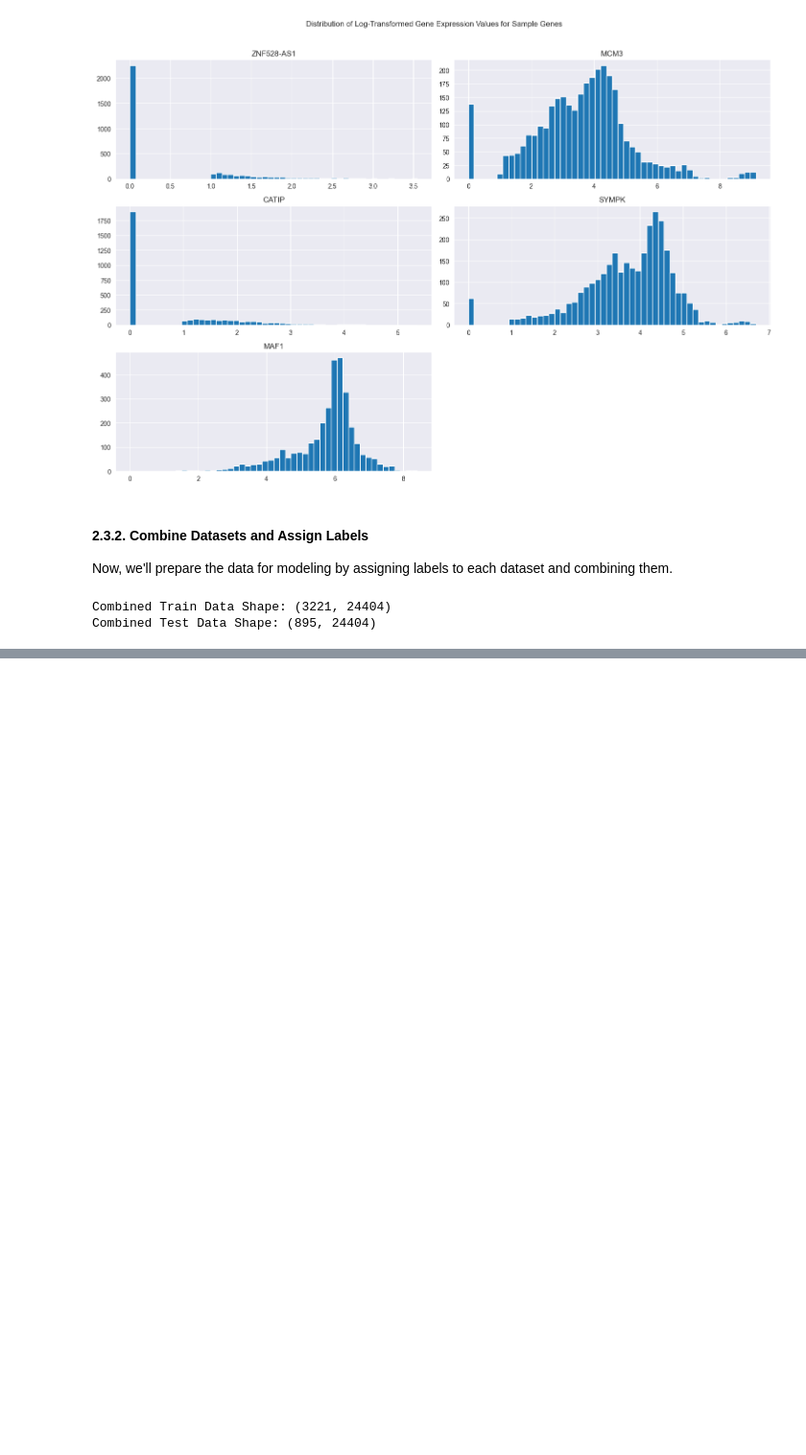
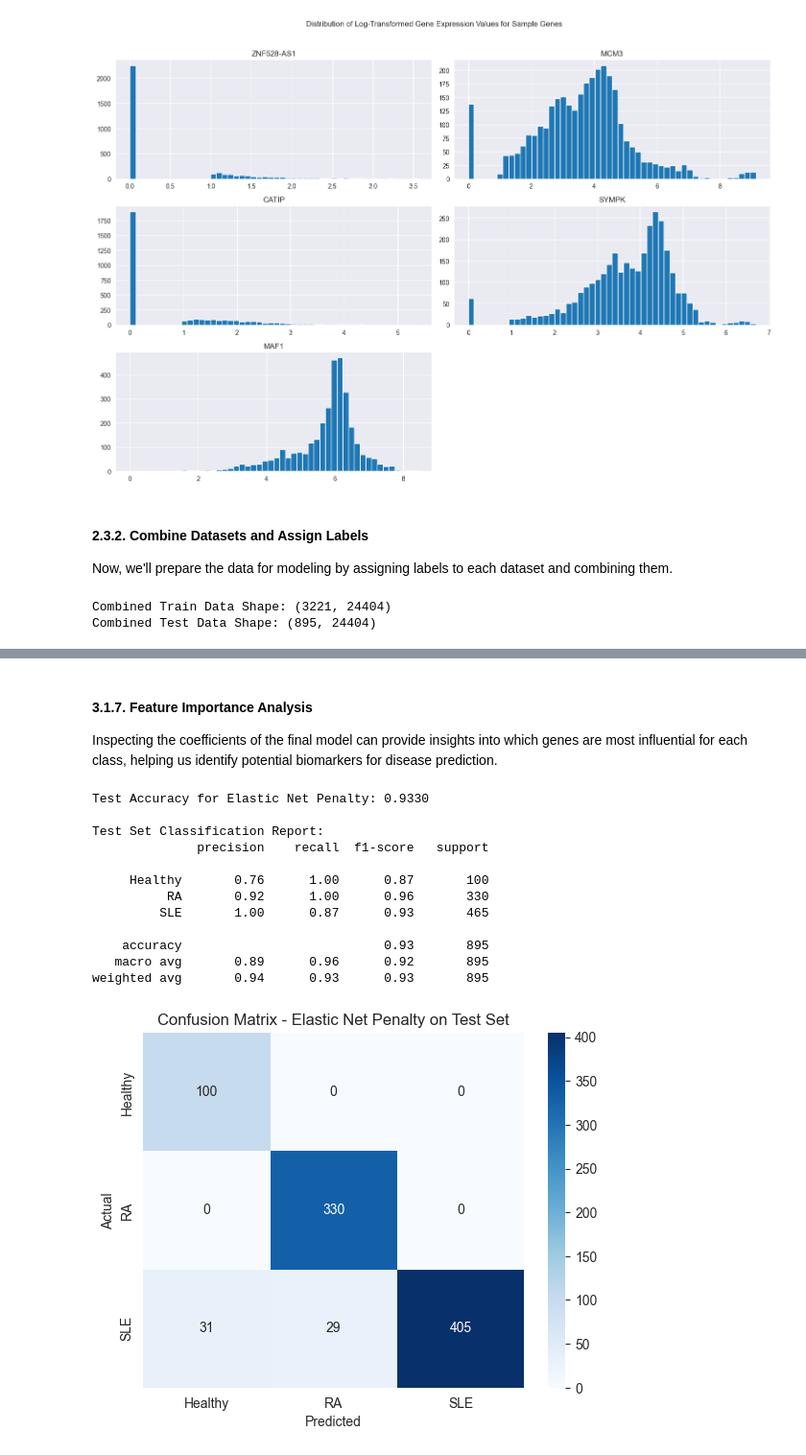
Before and after one commit to andreas-pattichis/ML-for-RNA-Seq-Disease-Classification-and-Biomarker-Discovery, a Jupyter notebook: assignment.ipynb, the cells around one changed output, grey strips where cells are left out. Shown: that part at 96% size. Drawn from its saved outputs; the diff is of its cells as text; code cells hidden in the pictures; blank space fills up the shorter version.

```diff
--- a/assignment.ipynb
+++ b/assignment.ipynb
@@ -286,0 +623,52 @@ Combined Test Data Shape: (895, 24404)
+# %% [markdown]
+#### 3.1.7. Feature Importance Analysis
+Inspecting the coefficients of the final model can provide insights into which genes are most influential for each class, helping us identify potential biomarkers for disease prediction.
+# %%
+# Extract the Elastic Net model
+elastic_net_model = sgd_models['Elastic Net Penalty']
+
+# Get the feature coefficients
+# Assuming Elastic Net performed the best
+best_penalty = 'Elastic Net Penalty'
+best_model = sgd_models[best_penalty]
+
+# Initialize and fit scaler on entire training set
+scaler_final = StandardScaler()
+X_train_scaled_final = scaler_final.fit_transform(X_train)
+X_test_scaled_final = scaler_final.transform(X_test)
+
+# Train the final model
+best_model.fit(X_train_scaled_final, y_train)
+
+# Predict on the test data
+y_pred_test = best_model.predict(X_test_scaled_final)
+
+# Evaluate the model to make sure it's the same as the previous evaluation
+test_accuracy = accuracy_score(y_test, y_pred_test)
+print(f"\nTest Accuracy for {best_penalty}: {test_accuracy:.4f}")
+
+print("\nTest Set Classification Report:")
+print(classification_report(y_test, y_pred_test, target_names=['Healthy', 'RA', 'SLE']))
+
+conf_matrix = confusion_matrix(y_test, y_pred_test)
+sns.heatmap(conf_matrix, annot=True, fmt='d', cmap='Blues',
+            xticklabels=['Healthy', 'RA', 'SLE'],
+            yticklabels=['Healthy', 'RA', 'SLE'])
+plt.ylabel('Actual')
+plt.xlabel('Predicted')
+plt.title(f'Confusion Matrix - {best_penalty} on Test Set')
+plt.show()
+# %% [output]
+Test Accuracy for Elastic Net Penalty: 0.9330
+
+Test Set Classification Report:
+              precision    recall  f1-score   support
+
+     Healthy       0.76      1.00      0.87       100
+          RA       0.92      1.00      0.96       330
+         SLE       1.00      0.87      0.93       465
+
+    accuracy                           0.93       895
+   macro avg       0.89      0.96      0.92       895
+weighted avg       0.94      0.93      0.93       895
+[figure, added]
```
Also changed, not shown: parts of 17 cells of this notebook.
